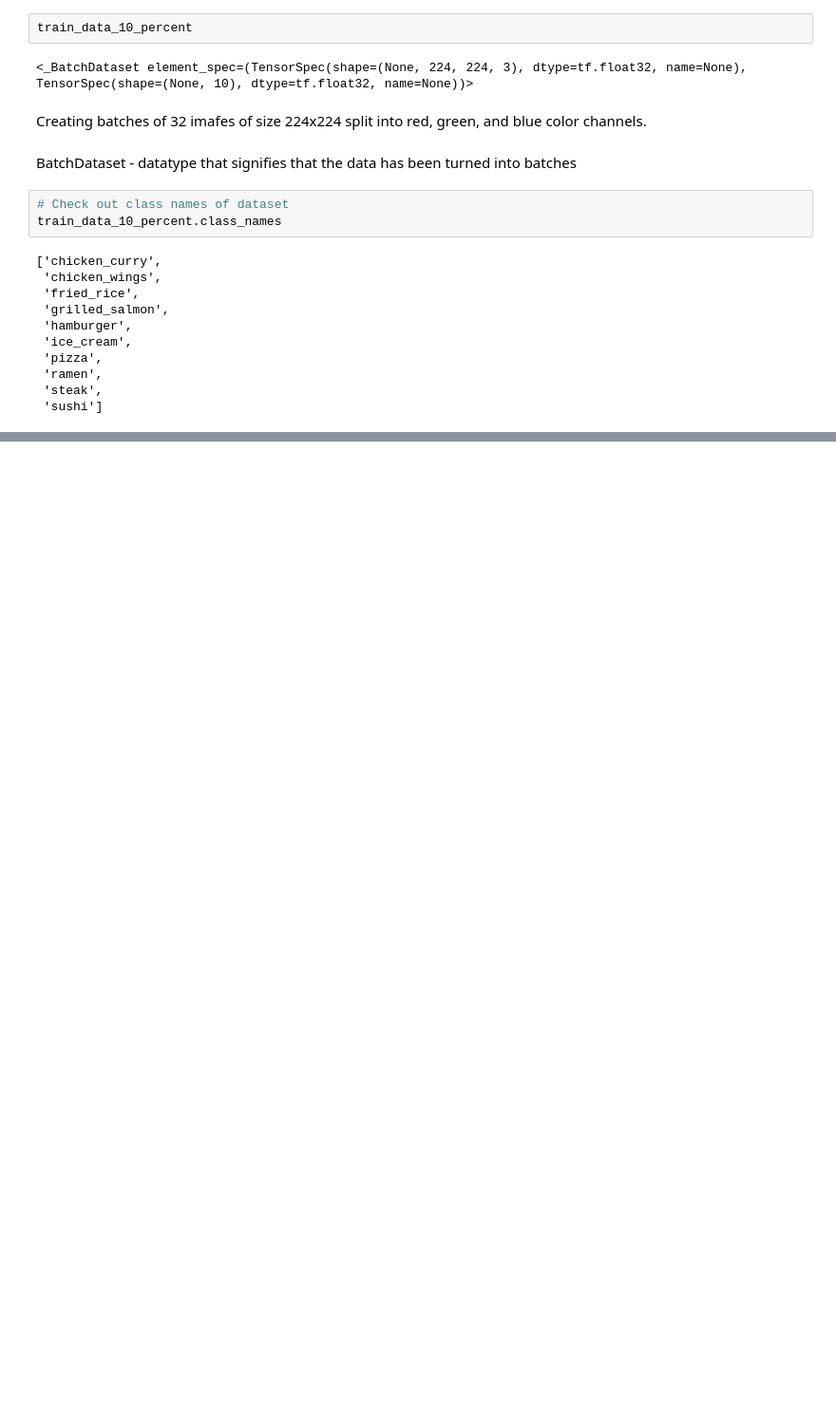
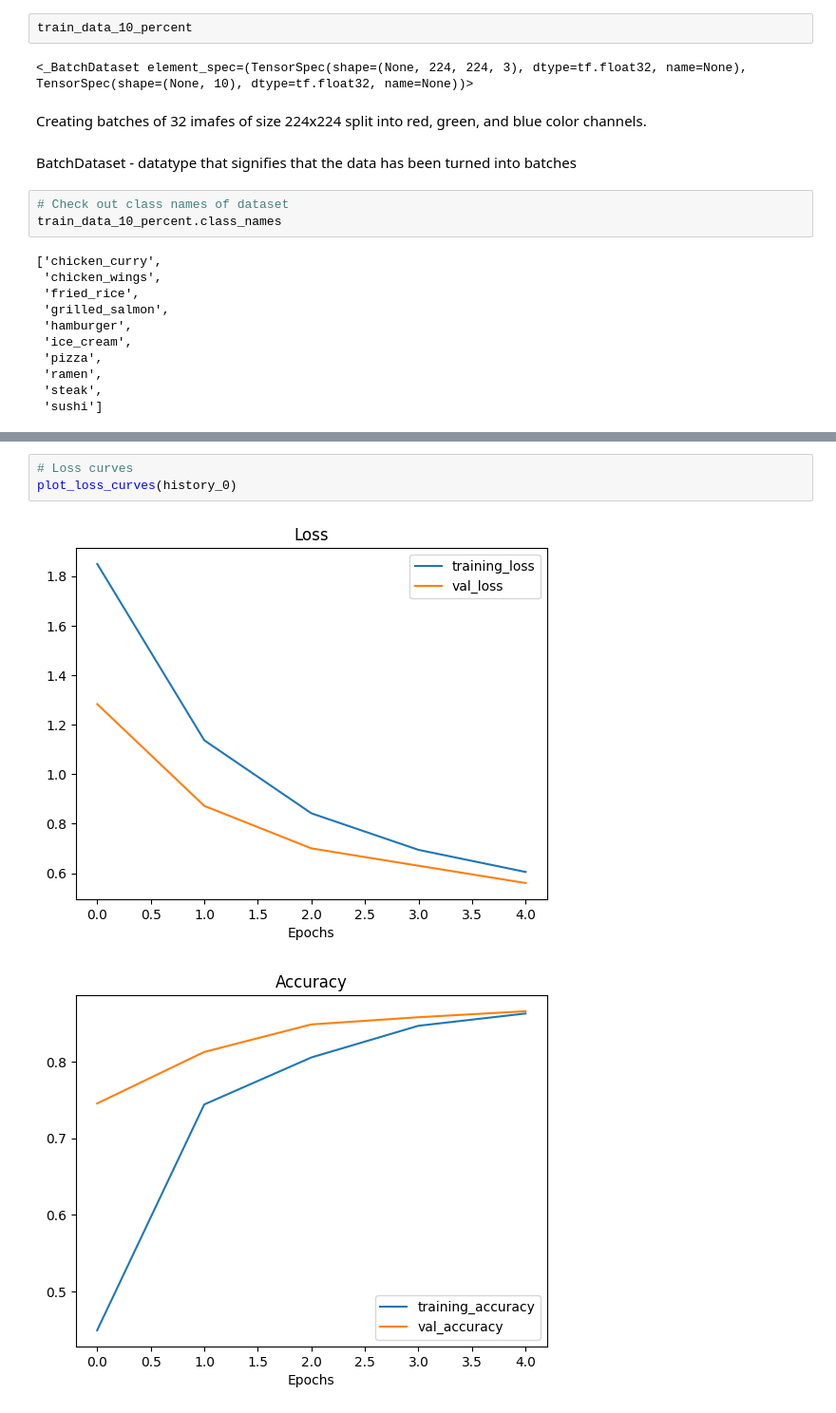
Before and after one commit to pranavrao87/Machine-Learning, a Jupyter notebook: Transfer Learning/05_transfer_learning_fine_tuning.ipynb, the cells around one changed output, grey strips where cells are left out. Shown at 95% size. Cells and saved outputs as stored; diff of their text form; blank space fills up the shorter version.

```diff
--- a/Transfer Learning/05_transfer_learning_fine_tuning.ipynb
+++ b/Transfer Learning/05_transfer_learning_fine_tuning.ipynb
@@ -158,0 +294,6 @@ tf.Tensor(
+# %%
+# Loss curves
+plot_loss_curves(history_0)
+# %% [output]
+[figure, added]
+[figure, added]
```
Also changed, not shown: parts of 13 cells of this notebook.
